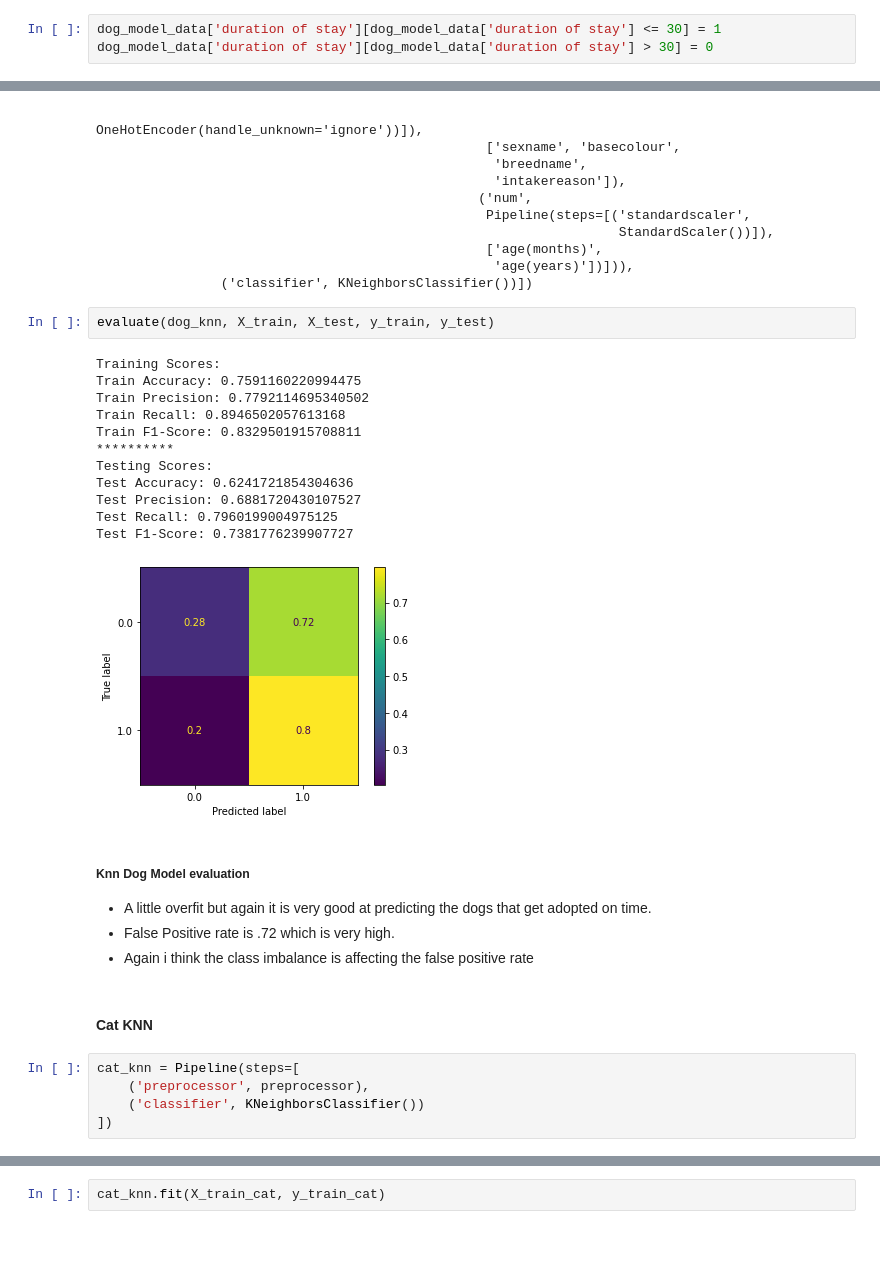
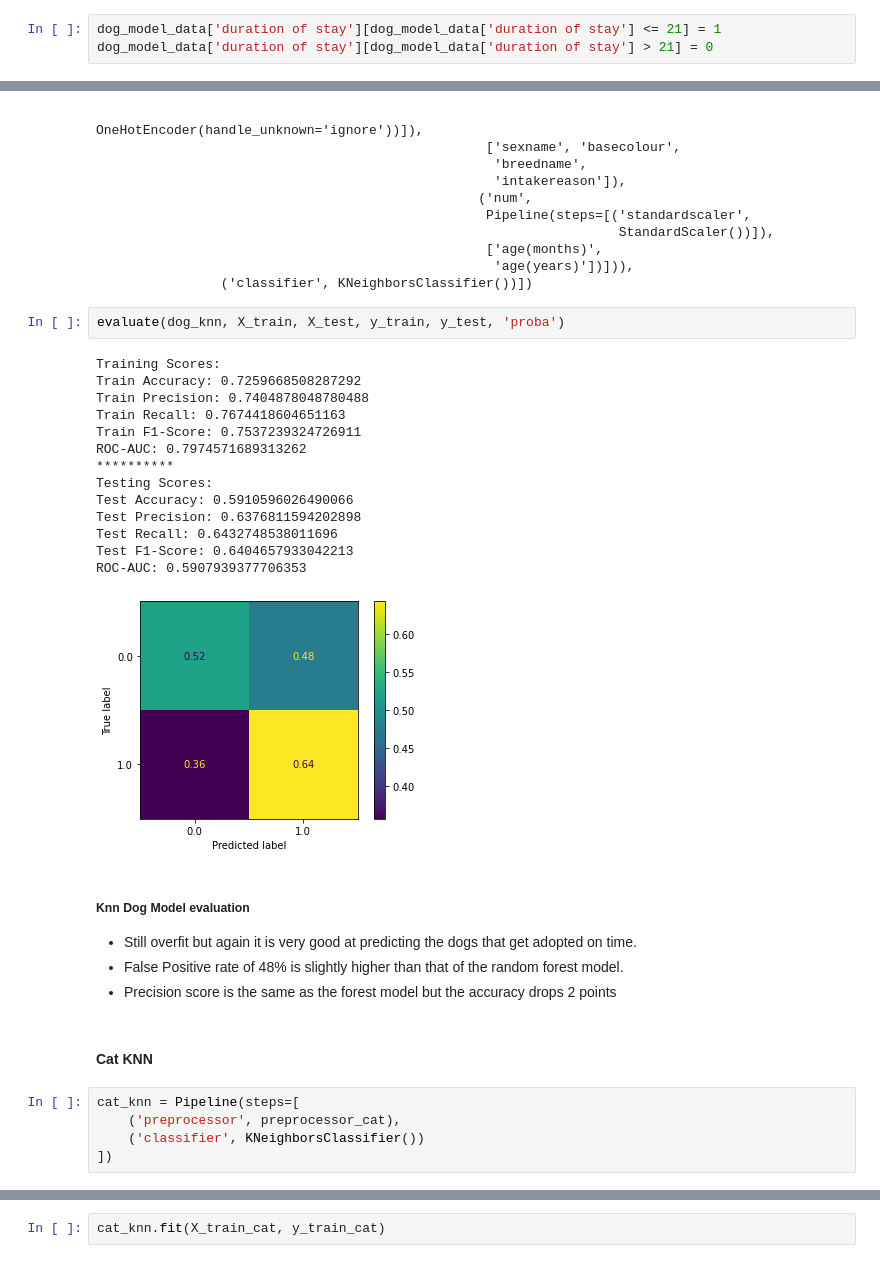
Before and after one commit to wharr1203/BloomingtonPetAdoption, a Jupyter notebook: Main Notebook.ipynb, the cells around one changed output, grey strips where cells are left out. Cells and saved outputs as stored; diff of their text form.

```diff
--- a/Main Notebook.ipynb
+++ b/Main Notebook.ipynb
@@ -206,6 +251,6 @@ Now I want to categorize my target column into these 2 values.
 # %%
-dog_model_data['duration of stay'][dog_model_data['duration of stay'] <= 30] = 1
-dog_model_data['duration of stay'][dog_model_data['duration of stay'] > 30] = 0
+dog_model_data['duration of stay'][dog_model_data['duration of stay'] <= 21] = 1
+dog_model_data['duration of stay'][dog_model_data['duration of stay'] > 21] = 0
 # %%
 dog_model_data['duration of stay'].value_counts()
 # %% [output]
@@ -787,31 +768,33 @@ Pipeline(steps=[('preprocessor',
                                                    'age(years)'])])),
                 ('classifier', KNeighborsClassifier())])
 # %%
-evaluate(dog_knn, X_train, X_test, y_train, y_test)
+evaluate(dog_knn, X_train, X_test, y_train, y_test, 'proba')
 # %% [output]
 Training Scores:
-Train Accuracy: 0.7591160220994475
-Train Precision: 0.7792114695340502
-Train Recall: 0.8946502057613168
-Train F1-Score: 0.8329501915708811
+Train Accuracy: 0.7259668508287292
+Train Precision: 0.7404878048780488
+Train Recall: 0.7674418604651163
+Train F1-Score: 0.7537239324726911
+ROC-AUC: 0.7974571689313262
 **********
 Testing Scores:
-Test Accuracy: 0.6241721854304636
-Test Precision: 0.6881720430107527
-Test Recall: 0.7960199004975125
-Test F1-Score: 0.7381776239907727
+Test Accuracy: 0.5910596026490066
+Test Precision: 0.6376811594202898
+Test Recall: 0.6432748538011696
+Test F1-Score: 0.6404657933042213
+ROC-AUC: 0.5907939377706353
-[figure, old version]
+[figure, new version]
 # %% [markdown]
 ##### Knn Dog Model evaluation
 
-- A little overfit but again it is very good at predicting the dogs that get adopted on time.
-- False Positive rate is .72 which is very high.
-- Again i think the class imbalance is affecting the false positive rate
+- Still overfit but again it is very good at predicting the dogs that get adopted on time.
+- False Positive rate of 48% is slightly higher than that of the random forest model.
+- Precision score is the same as the forest model but the accuracy drops 2 points
 # %% [markdown]
 #### Cat KNN
 # %%
 cat_knn = Pipeline(steps=[
-    ('preprocessor', preprocessor),
+    ('preprocessor', preprocessor_cat),
     ('classifier', KNeighborsClassifier())
 ])
 # %%
```
Also changed, not shown: parts of 127 cells of this notebook.
